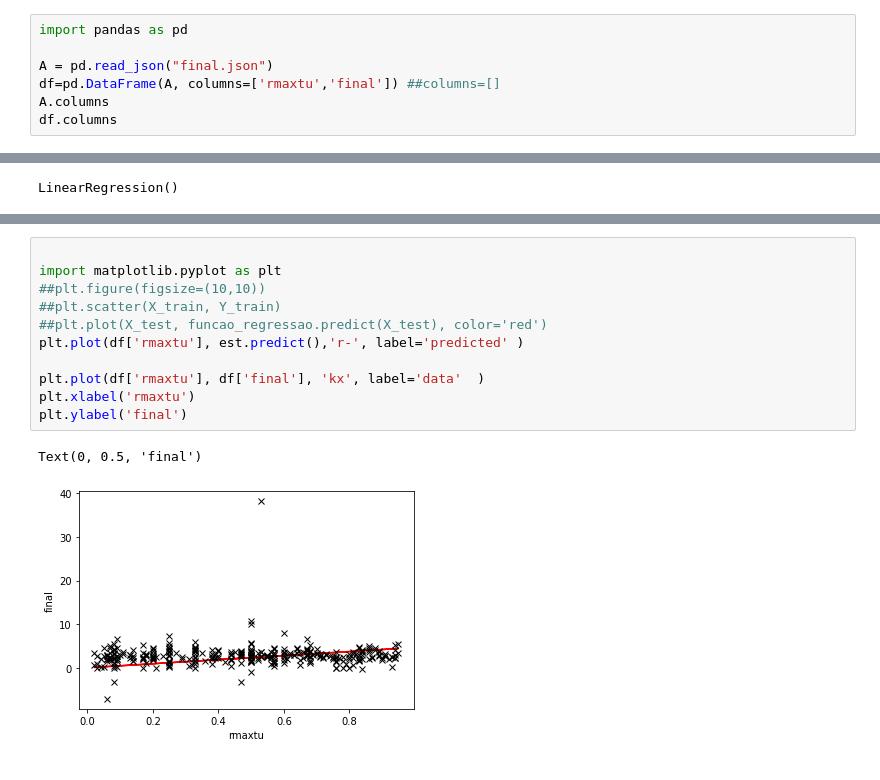
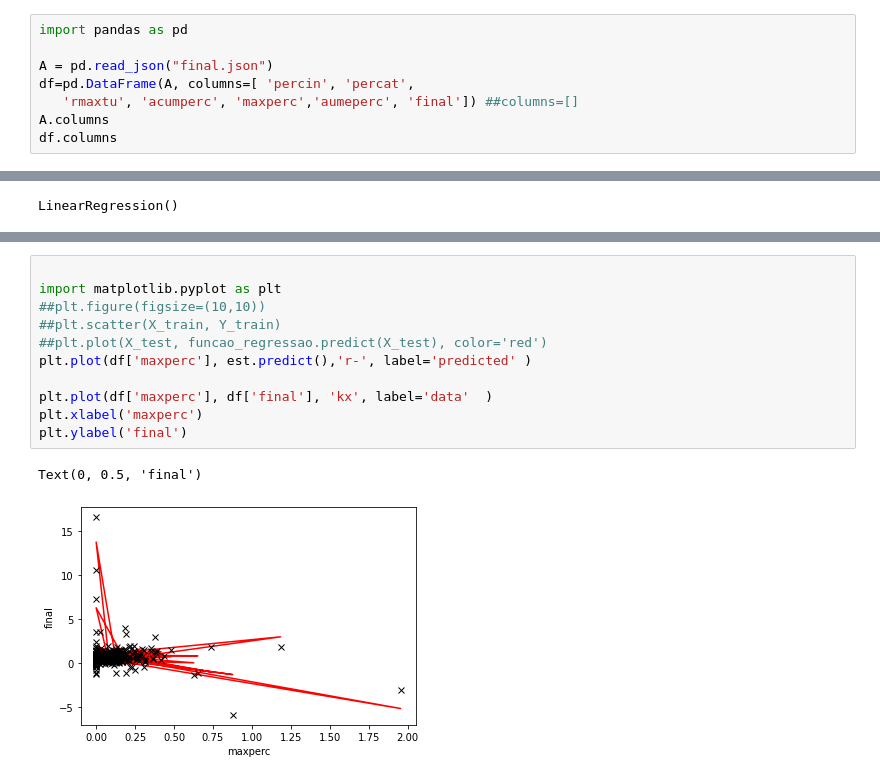
Before and after one commit to Francelo20/Frinance11, a Jupyter notebook: intel2.ipynb, the cells around one changed output, grey strips where cells are left out. Saved outputs shown, nothing was run; the diff lists cells and outputs as text.

```diff
--- a/intel2.ipynb
+++ b/intel2.ipynb
@@ -2,7 +2,8 @@
 import pandas as pd
 
 A = pd.read_json("final.json")
-df=pd.DataFrame(A, columns=['rmaxtu','final']) ##columns=[]
+df=pd.DataFrame(A, columns=[ 'percin', 'percat',
+   'rmaxtu', 'acumperc', 'maxperc','aumeperc', 'final']) ##columns=[]
 A.columns
 df.columns
 # %% [output]
@@ -99,14 +138,14 @@ array([1.86394053, 2.19013013, 2.32992567, 2.32992567, 0.37278811,
 # %%
 
 import matplotlib.pyplot as plt
 ##plt.figure(figsize=(10,10))
 ##plt.scatter(X_train, Y_train)
 ##plt.plot(X_test, funcao_regressao.predict(X_test), color='red')
-plt.plot(df['rmaxtu'], est.predict(),'r-', label='predicted' )
+plt.plot(df['maxperc'], est.predict(),'r-', label='predicted' )
 
-plt.plot(df['rmaxtu'], df['final'], 'kx', label='data'  )
-plt.xlabel('rmaxtu')
+plt.plot(df['maxperc'], df['final'], 'kx', label='data'  )
+plt.xlabel('maxperc')
 plt.ylabel('final')
 # %% [output]
 Text(0, 0.5, 'final')
-[figure, old version]
+[figure, new version]
```
Also changed, not shown: parts of 11 cells of this notebook, 11 other files.
